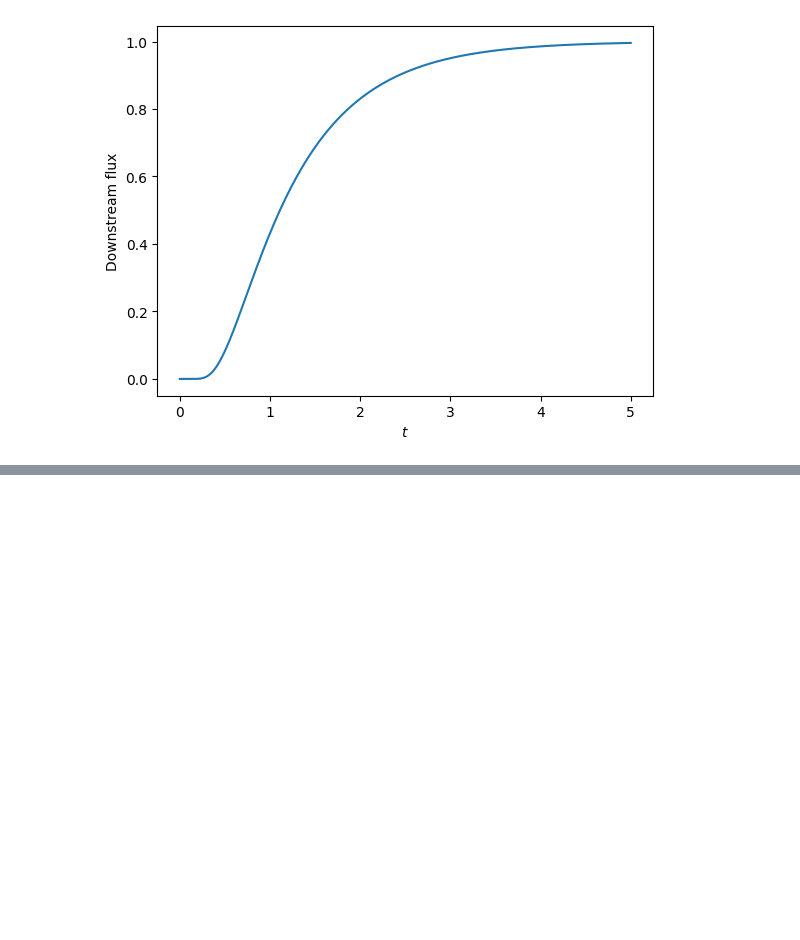
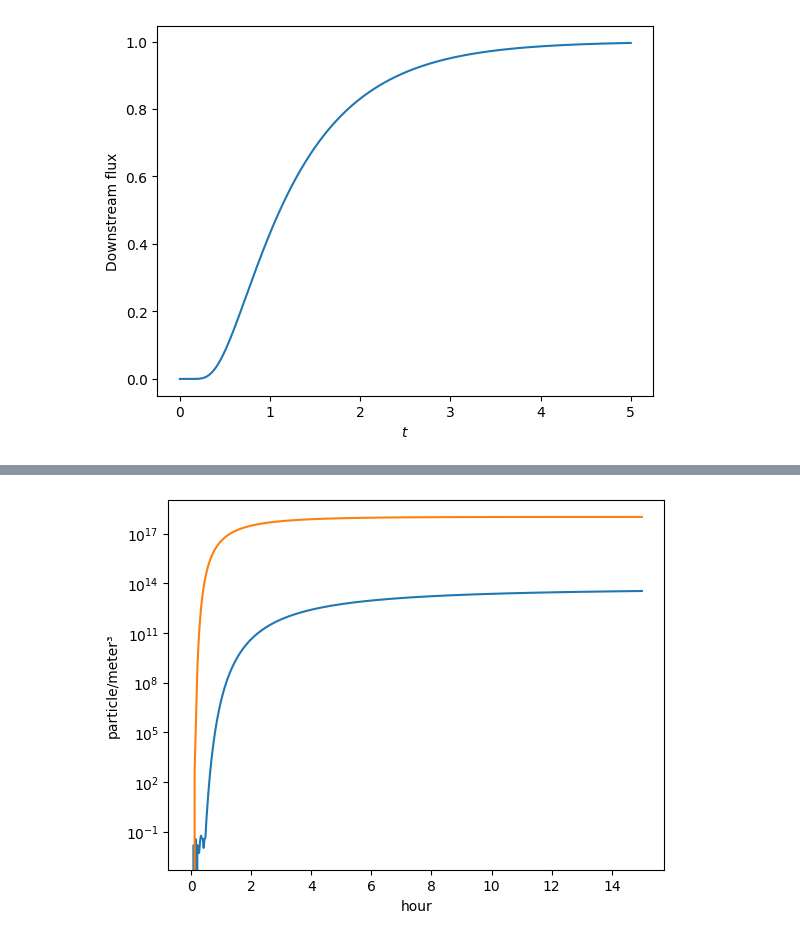
Before and after one commit to RemDelaporteMathurin/hyperion, a Jupyter notebook: analytics.ipynb, the cells around one changed output, grey strips where cells are left out. Drawn from its saved outputs; the diff is of its cells as text; code cells hidden in the pictures; blank space fills up the shorter version.

```diff
--- a/analytics.ipynb
+++ b/analytics.ipynb
@@ -61,3 +64,6 @@ plt.ylabel("Downstream flux")
 plt.show()
 # %% [output]
 [figure]
+# %%
+def sweep_gas_concentration(flux, area, gas_flow):
+    return flux*area/gas_flow
@@ -63,0 +103,10 @@ plt.show()
+# %%
+for D, perm in zip([flibe_diffusivity_min, flibe_diffusivity_max], [flibe_permeability_min, flibe_permeability_max]):
+    flux = downstream_flux(t, P_up, perm, L, D)
+    flux[0] *= 0
+    concentration = sweep_gas_concentration(flux, A, gas_flow).to(htm.ureg.particle * htm.ureg.m**-3)
+    plt.plot(t_array, concentration)
+
+plt.yscale("log")
+# %% [output]
+[figure, added]
```
Also changed, not shown: parts of 3 cells of this notebook.
